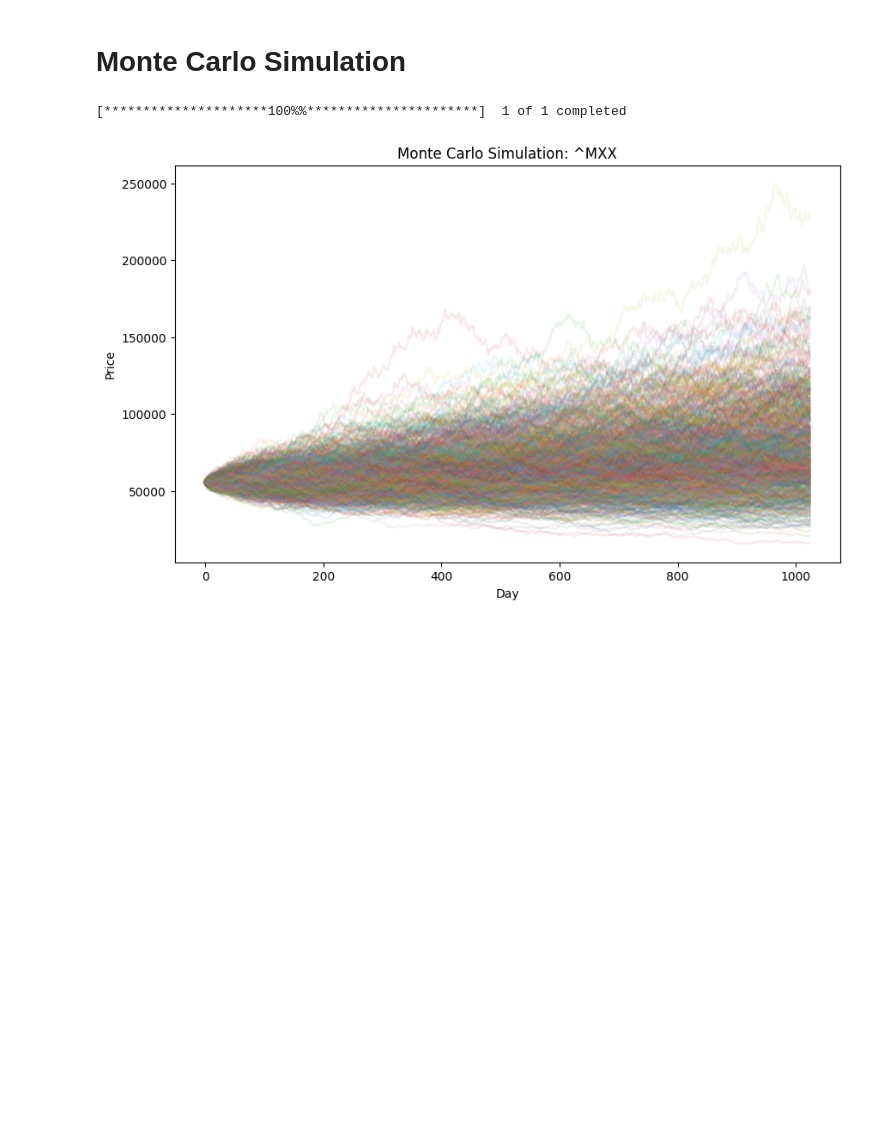
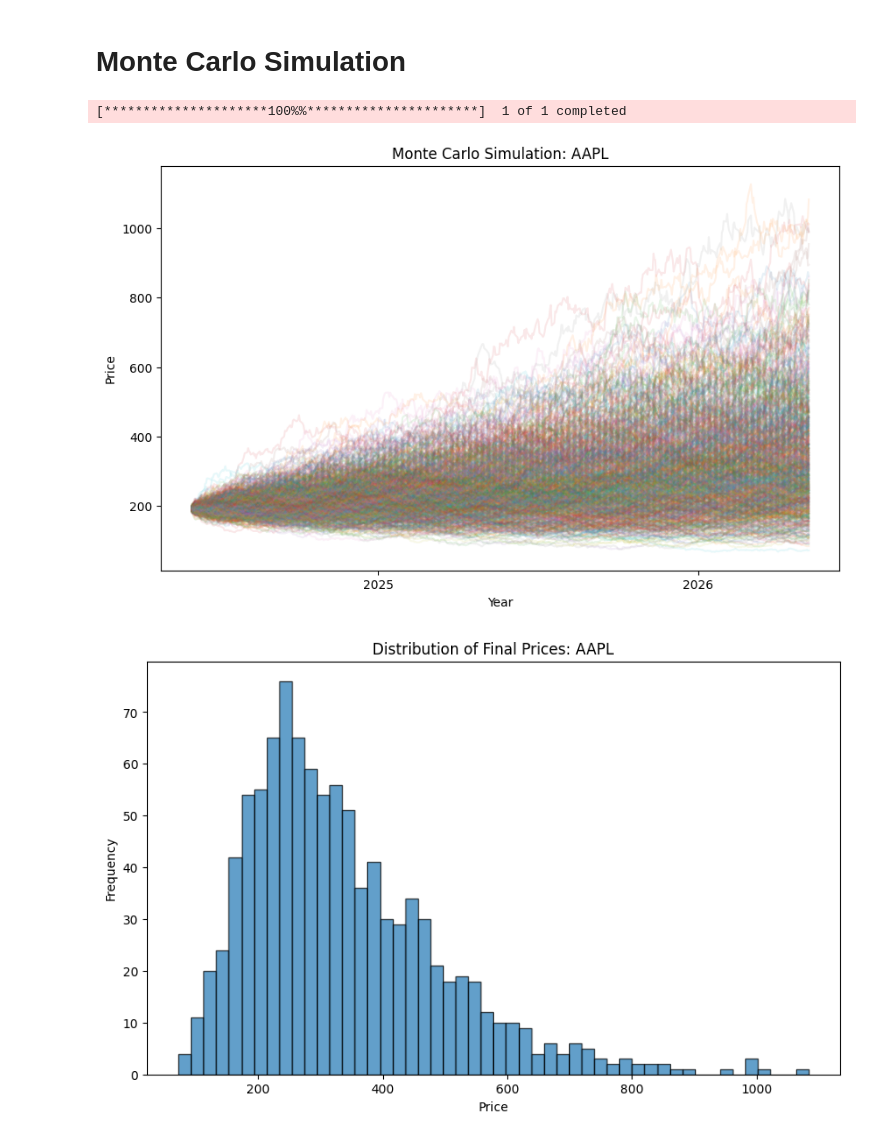
Before and after one commit to theanh97/Monte-Carlo-Simulation-for-Stock-Market, a Jupyter notebook: main.ipynb, the cells around one changed output. Drawn from its saved outputs; the diff is of its cells as text; code cells hidden in the pictures; blank space fills up the shorter version.

Commit message:
1.0.1 - plot histogram + add instruction

```diff
--- a/main.ipynb
+++ b/main.ipynb
@@ -24,48 +29,78 @@ def download_data(ticker, start_date, end_date, interval):
 # %%
 import numpy as np
 import matplotlib.pyplot as plt
+import matplotlib.dates as mdates
+import pandas as pd
 
-def monte_carlo_simulation(ticker, start, end, num_simulations):
+def monte_carlo_simulation(ticker, start, end, num_simulations, predict_years):
     """
         Monte Carlo Simulation
     """
     # download historical data
     prices = download_data(ticker, start, end, '1d')
 
     # calculate daily returns
     daily_returns = prices['Adj Close'].pct_change().dropna()
 
     # calculate mean & standard deviation of daily returns
     mean_return = daily_returns.mean()
     std_dev = daily_returns.std()
 
+    # number of days to predict
+    days_to_predict = predict_years * 252  # assuming 252 trading days per year
+
     # generate random numbers based on normal distribution
-    simulations = np.random.normal(loc= mean_return,
-                                   scale= std_dev,
-                                   size=(num_simulations, len(prices)))
+    simulations = np.random.normal(loc=mean_return,
+                                   scale=std_dev,
+                                   size=(num_simulations, days_to_predict))
 
     # calculate the simulated prices
     last_price = prices['Adj Close'].iloc[-1]
     simulated_prices = last_price * (1 + simulations).cumprod(axis=1)
 
+    # Create date range for x-axis
+    date_range = pd.date_range(start=pd.to_datetime(end), periods=days_to_predict, freq='B')
+
     # plot the simulation
     plt.figure(figsize=(10,6))
     plt.title('Monte Carlo Simulation: ' + ticker)
-    plt.plot(simulated_prices.T, alpha=0.1)
-    plt.xlabel('Day')
+
+    for i in range(num_simulations):
+        plt.plot(date_range, simulated_prices[i], alpha=0.1)
+
+    # Format x-axis as year
+    plt.gca().xaxis.set_major_locator(mdates.YearLocator())
+    plt.gca().xaxis.set_major_formatter(mdates.DateFormatter('%Y'))
+
+    plt.xlabel('Year')
     plt.ylabel('Price')
     plt.show()
 
-# define stock ticker & date range
-ticker = '^MXX'
+    # Extract the final prices for histogram
+    final_prices = simulated_prices[:, -1]
+
+    # plot the histogram of final prices
+    plt.figure(figsize=(10,6))
+    plt.hist(final_prices, bins=50, edgecolor='k', alpha=0.7)
+    plt.title('Distribution of Final Prices: ' + ticker)
+    plt.xlabel('Price')
+    plt.ylabel('Frequency')
+    plt.show()
+
+# define stock tickers & date range
+# tickers = ['AAPL', 'AMZN', 'GOOGL', 'MSFT']
+tickers = ['AAPL']
 start_date = '2020-01-01'
-end_date = '2024-01-25'
+end_date = '2024-06-01'
+predict_years = 2  # Number of years to predict
 
 # number of simulations
 num_simulations = 1000
 
-# perform monte carlo simulation
-monte_carlo_simulation(ticker, start_date, end_date, num_simulations)
+# perform monte carlo simulation for each stock
+for ticker in tickers:
+    monte_carlo_simulation(ticker, start_date, end_date, num_simulations, predict_years)
 # %% [output]
 [*********************100%%**********************]  1 of 1 completed
-[figure, old version]
+[figure, new version]
+[figure, added]
```
Also changed, not shown: parts of 2 cells of this notebook.
